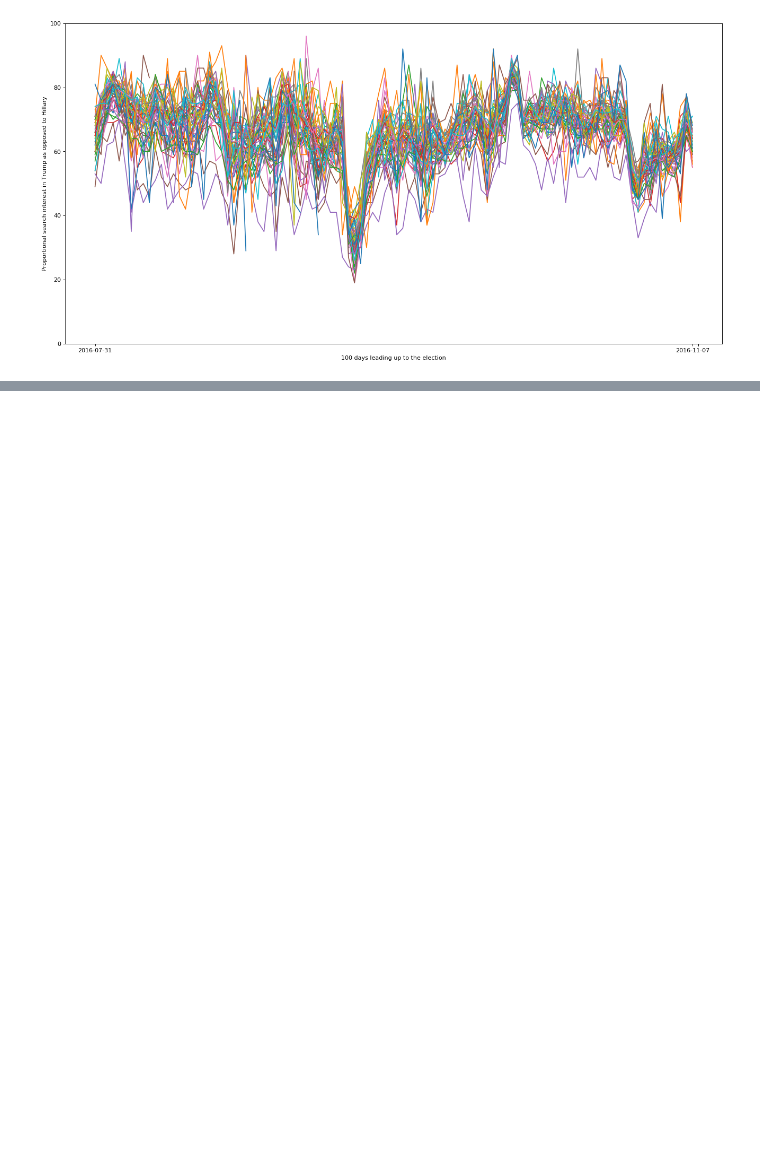
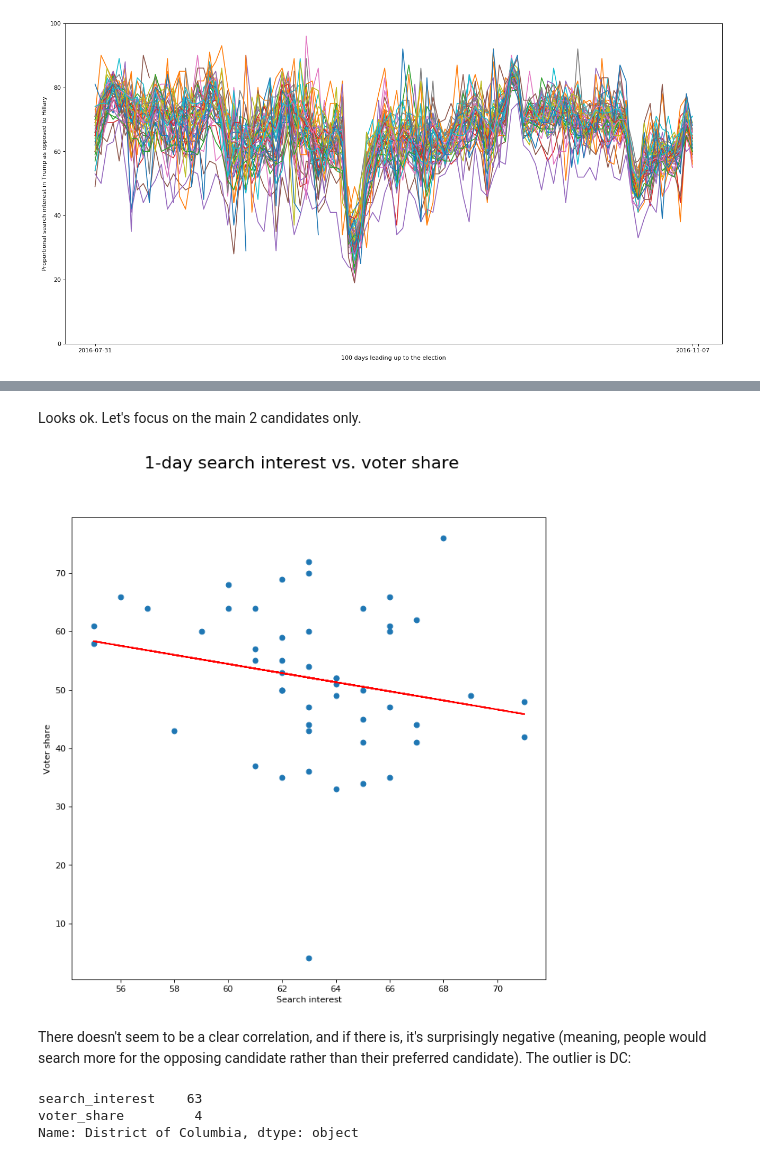
Before and after one commit to baobabKoodaa/elections, a Jupyter notebook: analysis.ipynb, the cells around one changed output, grey strips where cells are left out. Cells and saved outputs as stored; diff of their text form; code cells hidden in the pictures; blank space fills up the shorter version.

Commit message:
Notebook: search interest vs voter share

```diff
--- a/analysis.ipynb
+++ b/analysis.ipynb
@@ -145,0 +144,5 @@ plotStates()
+# %%
+# Load voting data from file
+filepath = DATA_DIR + "votes.csv"
+votes_df = pd.read_csv(filepath)
+print(votes_df.size)
@@ -145,0 +172,48 @@ plotStates()
+# %% [markdown]
+Looks ok. Let's focus on the main 2 candidates only.
+# %%
+# Create dict where key=state, value=Trump/(Trump+Clinton)
+votes = {}
+
+def get_votes_of(candidate):
+    return votes_df.loc[(votes_df['candidate'] == candidate) & (votes_df['state'] == state)]['candidatevotes'].values[0]
+
+for state in sorted(states1):
+    trump_votes = get_votes_of('Trump, Donald J.')
+    clinton_votes = get_votes_of('Clinton, Hillary')
+    votes[state] = trump_votes * 1.0 / (trump_votes + clinton_votes)
+# %%
+# Create df where index=states, column1=search_interest, column2=voter_share
+rq1_df = pd.DataFrame(index=sorted(states1), columns=["search_interest", "voter_share"])
+for state in sorted(states1):
+    rq1_df.loc[state]['search_interest'] = dres[str(end_date)].Trump.loc[state]
+    rq1_df.loc[state]['voter_share'] = round(100 * votes[state])
+# %%
+# Plot relationship between 1-day-search-interest and voting behavior
+def plotRQ1(df, days):
+    fig = figure(num=None, figsize=(10, 10), dpi=80, facecolor='w', edgecolor='k')
+    x = df.search_interest
+    y = df.voter_share
+    plt.scatter(x,y)
+
+    # Calc the trendline (https://stackoverflow.com/a/26447505/4490400)
+    z = np.polyfit(x.astype(float), y.astype(float), 1)
+    p = np.poly1d(z)
+    plt.plot(x,p(x),"r--")
+
+    fig.suptitle(str(days) + "-day search interest vs. voter share", fontsize=20)
+    plt.xlabel("Search interest")
+    plt.ylabel("Voter share")
+    plt.show()
+
+plotRQ1(rq1_df, 1)
+# %% [output]
+[figure, added]
+# %% [markdown]
+There doesn't seem to be a clear correlation, and if there is, it's surprisingly negative (meaning, people would search more for the opposing candidate rather than their preferred candidate). The outlier is DC:
+# %%
+rq1_df.loc['District of Columbia']
+# %% [output]
+search_interest    63
+voter_share         4
+Name: District of Columbia, dtype: object
```
Also changed, not shown: parts of 14 cells of this notebook.
